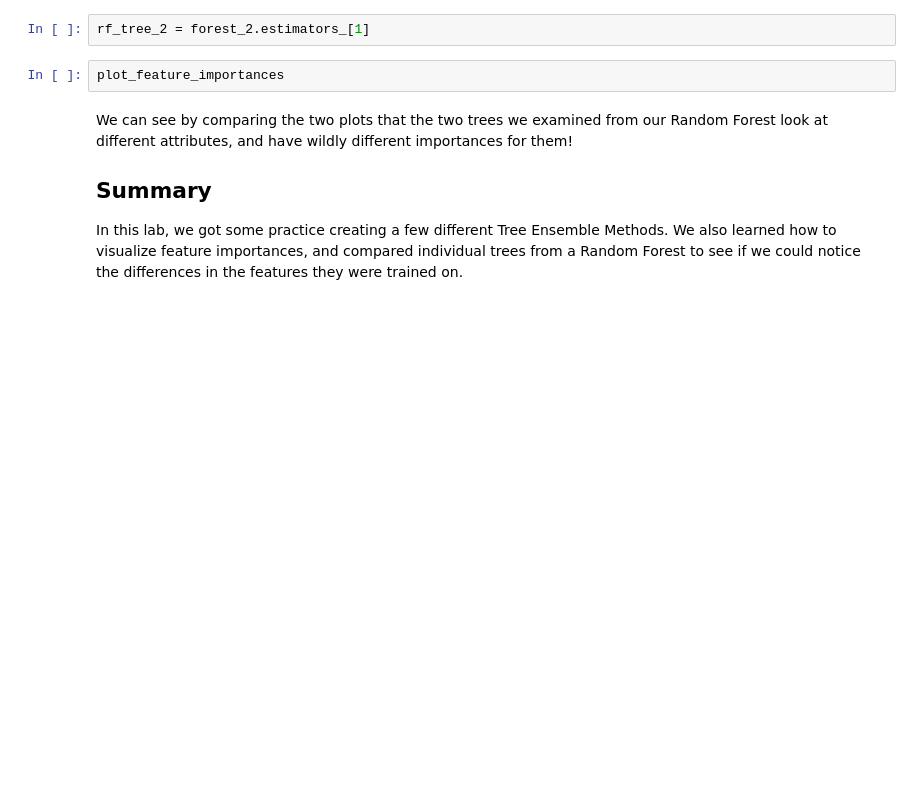
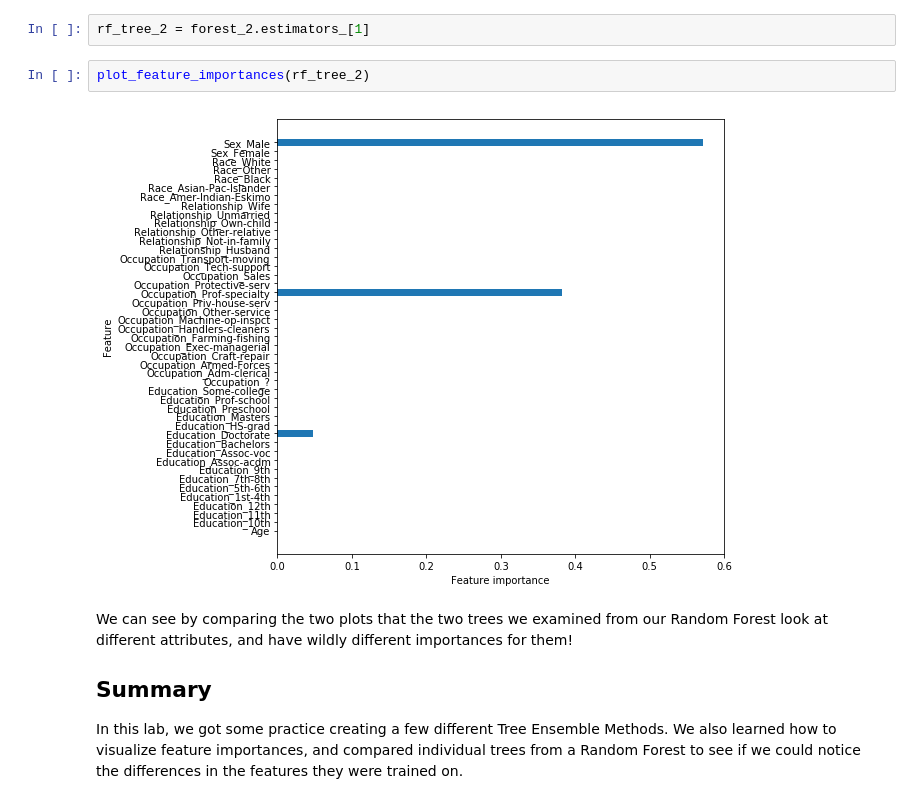
Before and after one commit to softserveslayer/dsc-3-32-04-tree-ensembles-and-random-forests-lab-nyc-career-ds-102218, a Jupyter notebook: index.ipynb, the cells around one changed output. Saved outputs shown, nothing was run; the diff lists cells and outputs as text; blank space fills up the shorter version.

```diff
--- a/index.ipynb
+++ b/index.ipynb
@@ -298,7 +298,9 @@ Now, grab the second tree and store it in `rf_tree_2`, and then pass it to `plot
 # %%
 rf_tree_2 = forest_2.estimators_[1]
 # %%
-plot_feature_importances
+plot_feature_importances(rf_tree_2)
+# %% [output]
+[figure, added]
 # %% [markdown]
 We can see by comparing the two plots that the two trees we examined from our Random Forest look at different attributes, and have wildly different importances for them!
 
```
